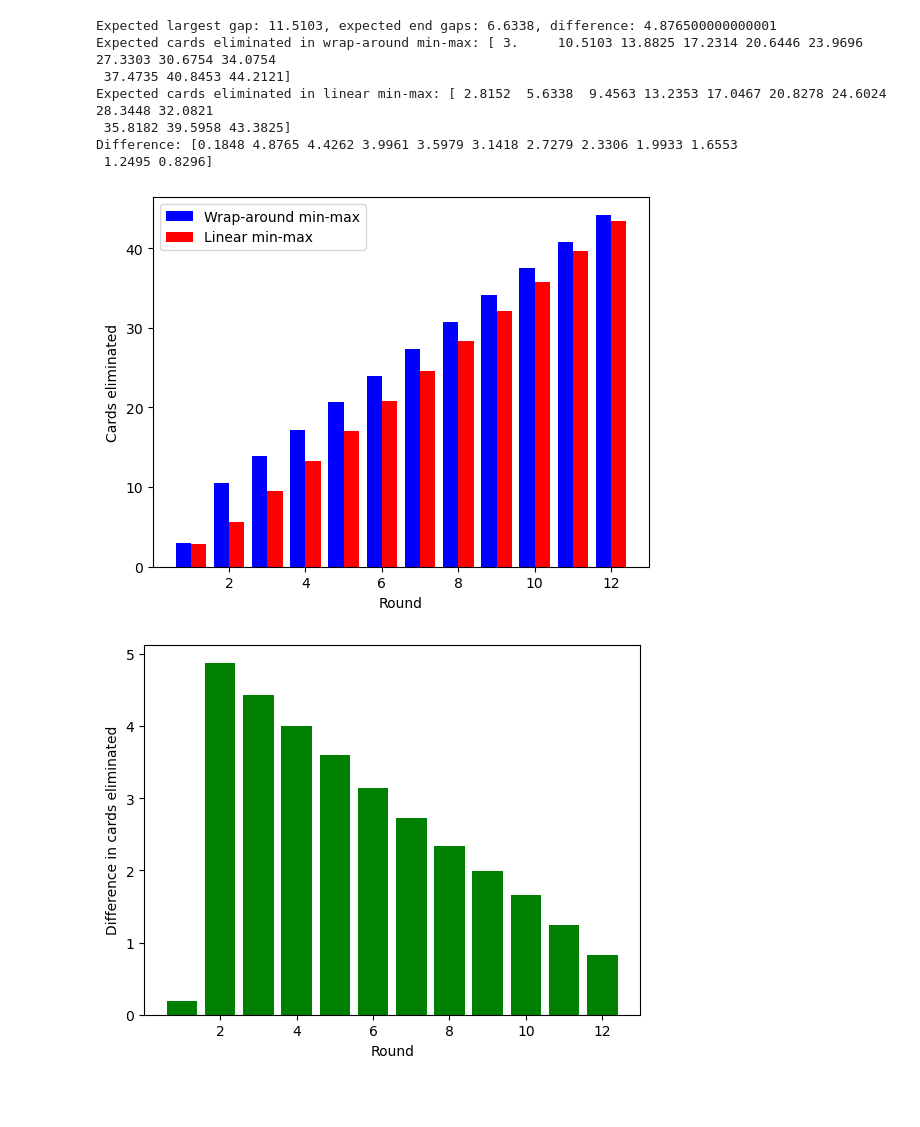
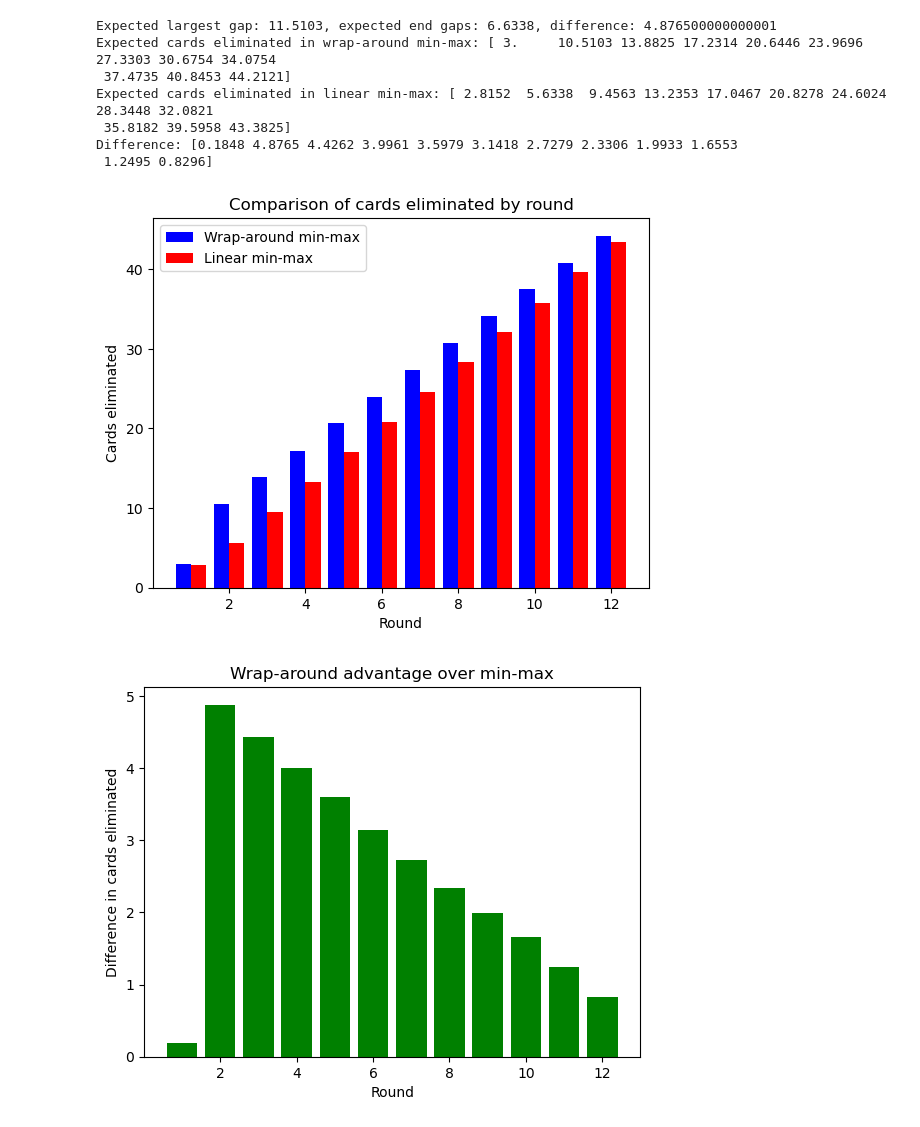
Before and after one commit to ArmanOzcan18/Guess-My-Hand, a Jupyter notebook: teams/wrap_analysis.ipynb, the cells around one changed output. Saved outputs shown, nothing was run; the diff lists cells and outputs as text; code cells hidden in the pictures; blank space fills up the shorter version.

Commit message:
Finished wrap around analysis

```diff
--- a/teams/wrap_analysis.ipynb
+++ b/teams/wrap_analysis.ipynb
@@ -138,25 +138,27 @@ Difference: [0.1848 4.8765 4.4262 3.9961 3.5979 3.1418 2.7279 2.3306 1.9933 1.65
 # %%
 # Plot comparison of cards eliminated by round
 rounds = np.arange(1, HAND_SIZE)
 bar_width = 0.4
 r1 = rounds - bar_width / 2
 r2 = rounds + bar_width / 2
 
 plt.bar(r1, expected_cards_eliminated_wrap, width=bar_width, color='b', label='Wrap-around min-max')
 plt.bar(r2, expected_cards_eliminated_linear, width=bar_width, color='r', label='Linear min-max')
 plt.xlabel('Round')
 plt.ylabel('Cards eliminated')
+plt.title('Comparison of cards eliminated by round')
 plt.legend()
 plt.savefig('cards_eliminated.png')
 plt.show()
 # %% [output]
-[figure, old version]
+[figure, new version]
 # %%
 # Plot difference in cards eliminated by round
 plt.bar(rounds, difference, color='g')
 plt.xlabel('Round')
 plt.ylabel('Difference in cards eliminated')
+plt.title('Wrap-around advantage over min-max')
 plt.savefig('difference.png')
 plt.show()
 # %% [output]
-[figure, old version]
+[figure, new version]
```
Also changed, not shown: parts of 3 cells of this notebook, 5 other files.
